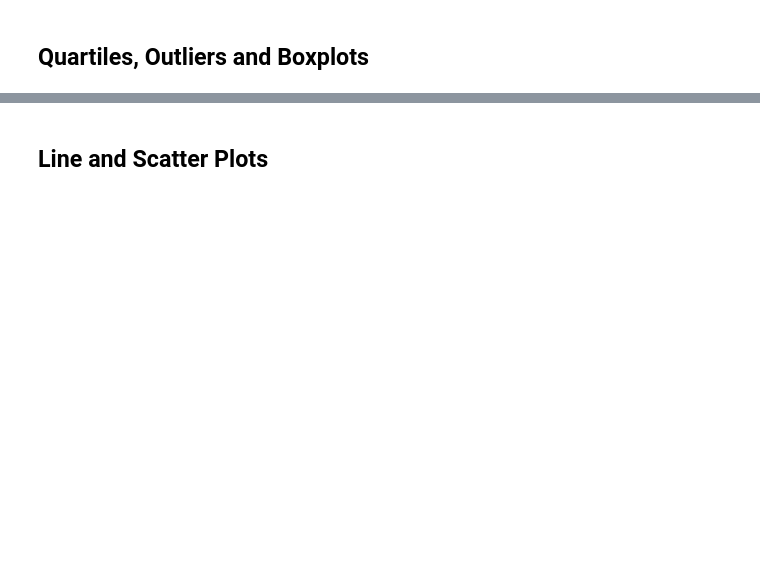
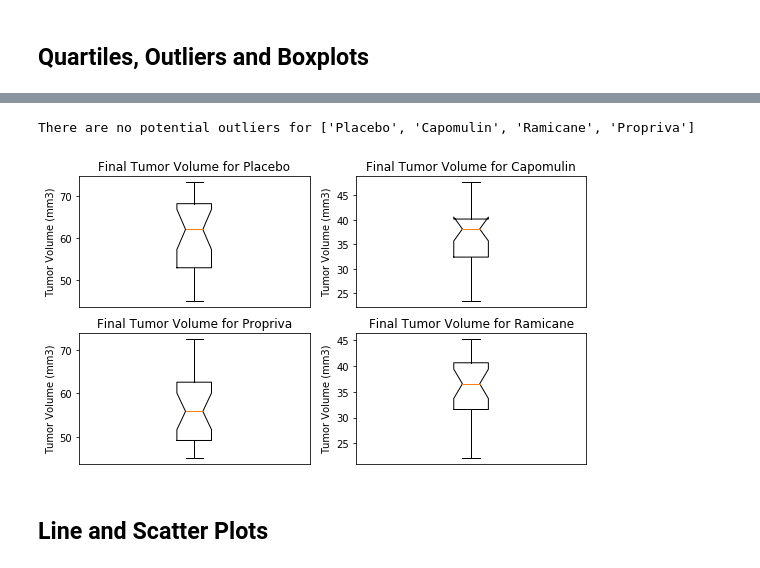
Before and after one commit to tkolencherry/SMU_Homework, a Jupyter notebook: 05-Matplotlib/Instructions/Pymaceuticals/pymaceuticals_starter.ipynb, the cells around one changed output, grey strips where cells are left out. Saved outputs shown, nothing was run; the diff lists cells and outputs as text; code cells hidden in the pictures; blank space fills up the shorter version.

```diff
--- a/05-Matplotlib/Instructions/Pymaceuticals/pymaceuticals_starter.ipynb
+++ b/05-Matplotlib/Instructions/Pymaceuticals/pymaceuticals_starter.ipynb
@@ -301,3 +151,71 @@ max_val
+# %%
+#get dataframe with max timepoints for each mice - not every one will be 45 days.
+max_timept = pd.DataFrame(study_data_clean.groupby("Mouse ID").max()['Timepoint']).reset_index()
+
+#merge the full data set to the df with unique mouse-id's to get the corresponding tumor volume
+max_vol_df = pd.merge(max_timept, study_data_clean[['Mouse ID','Tumor Volume (mm3)', 'Drug Regimen', 'Timepoint']],
+         on = ['Mouse ID','Timepoint'], how = 'left')
+
+#Get data for four of the treatments (Placebo, Capomulin, Ramicane, and Propriva)
+
+top_drugs = ['Placebo', 'Capomulin', 'Ramicane','Propriva']
+max_list = []
+for drug in top_drugs:
+    max_list.append(drug)
+    vals = max_vol_df.loc[max_vol_df['Drug Regimen'] == drug]['Tumor Volume (mm3)'].values
+    max_list.append(vals)
+
+#Given the values for final tumor volume, calculate the median then calc Q1 and Q3. Calc IQR and find bounds.
+#Since drug names are also printed in the 'max_list' variable, need to grab odd indexes only - could have also used
+    #modulo to get the odd numbers rather than the list
+nums = [1,3,5,7]
+outliers = []
+for index in nums:
+    median = np.median(max_list[index])
+    Q1 = np.quantile(max_list[index],.25)
+    Q3 = np.quantile(max_list[index],.75)
+    IQR = Q3-Q1
+    up_bound = 1.5*IQR + Q3
+    low_bound = Q1 - 1.5*IQR
+    #if there is an outlier, print it to the outliers set
+    for x in max_list[index]:
+        if x > up_bound or x < low_bound:
+            outliers.append(x)
+    #to differentiate between treatments, print 'next drug' if there are outliers
+    if outliers != []:
+        outliers.append('next drug')
+
+#if there aren't outliers, let us know
+if outliers == []:
+    print(f'There are no potential outliers for {top_drugs}')
+
+#Plot each list of datapoints in four subplots - quadrant style
+figs, axs = plt.subplots(2,2)
+axs[0,0].set_title('Final Tumor Volume for Placebo')
+axs[0,0].boxplot(max_list[1], notch = True)
+
+axs[0,1].set_title('Final Tumor Volume for Capomulin')
+axs[0,1].boxplot(max_list[3], notch = True)
+
+axs[1,1].set_title('Final Tumor Volume for Ramicane')
+axs[1,1].boxplot(max_list[5], notch = True)
+
+axs[1,0].set_title('Final Tumor Volume for Propriva')
+axs[1,0].boxplot(max_list[7], notch = True)
+
+#Same y labels, so iterate the assignment of labels
+for ax in axs.flat:
+    ax.set(ylabel='Tumor Volume (mm3)')
+    ax.xaxis.set_visible(False)
+
+#adjust the spacing between the sub-plots so everything is legible
+plt.subplots_adjust(left=.125, bottom=.1, right=1.3, top=1.1, wspace=0.2, hspace=.2)
+
+#go back and use a for loop to define the tumor volume columns for each drug
+plt.show()
+# %% [output]
+There are no potential outliers for ['Placebo', 'Capomulin', 'Ramicane', 'Propriva']
+[figure, added]
 # %% [markdown]
 ## Line and Scatter Plots
 # %%
```
Also changed, not shown: parts of 30 cells of this notebook.
